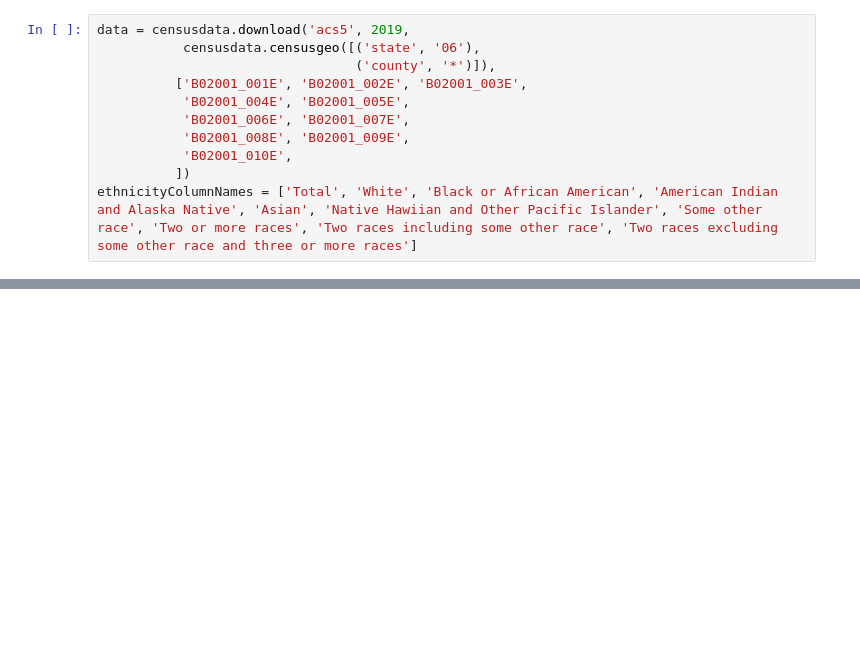
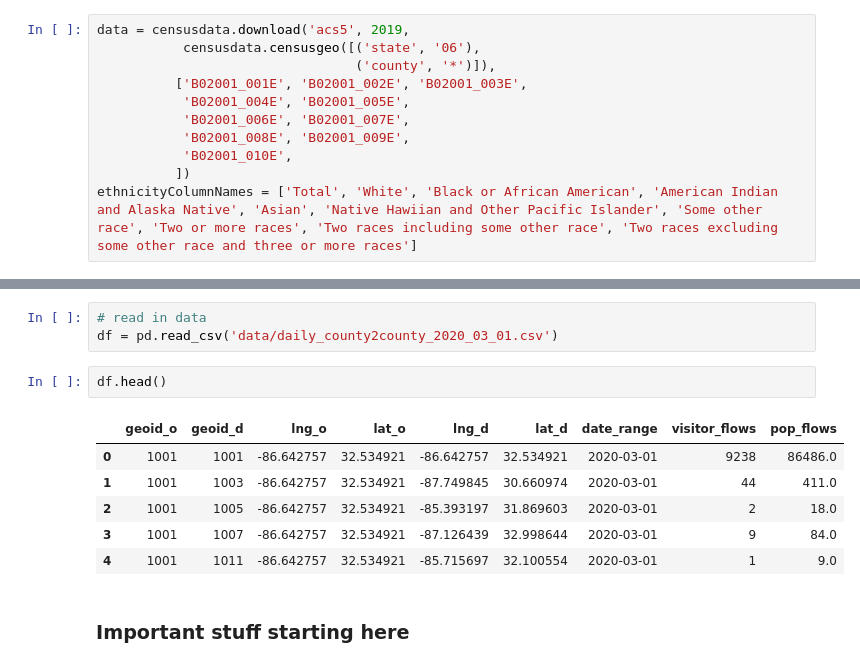
Before and after one commit to nicoleyfq/COVID-Analysis, a Jupyter notebook: Censusdata-Demo.ipynb, the cells around one changed output, grey strips where cells are left out. Drawn from its saved outputs; the diff is of its cells as text; blank space fills up the shorter version.

Commit message:
flow dataset parsing finished

```diff
--- a/Censusdata-Demo.ipynb
+++ b/Censusdata-Demo.ipynb
@@ -209,0 +231,14 @@ data.set_index('fips')
+# %%
+# read in data
+df = pd.read_csv('data/daily_county2county_2020_03_01.csv')
+# %%
+df.head()
+# %% [output]
+|  | geoid_o | geoid_d | lng_o | lat_o | lng_d | lat_d | date_range | visitor_flows | pop_flows |
+| 0 | 1001 | 1001 | -86.642757 | 32.534921 | -86.642757 | 32.534921 | 2020-03-01 | 9238 | 86486.0 |
+| 1 | 1001 | 1003 | -86.642757 | 32.534921 | -87.749845 | 30.660974 | 2020-03-01 | 44 | 411.0 |
+| 2 | 1001 | 1005 | -86.642757 | 32.534921 | -85.393197 | 31.869603 | 2020-03-01 | 2 | 18.0 |
+| 3 | 1001 | 1007 | -86.642757 | 32.534921 | -87.126439 | 32.998644 | 2020-03-01 | 9 | 84.0 |
+| 4 | 1001 | 1011 | -86.642757 | 32.534921 | -85.715697 | 32.100554 | 2020-03-01 | 1 | 9.0 |
+# %% [markdown]
+### Important stuff starting here
```
Also changed, not shown: parts of 10 cells of this notebook.
